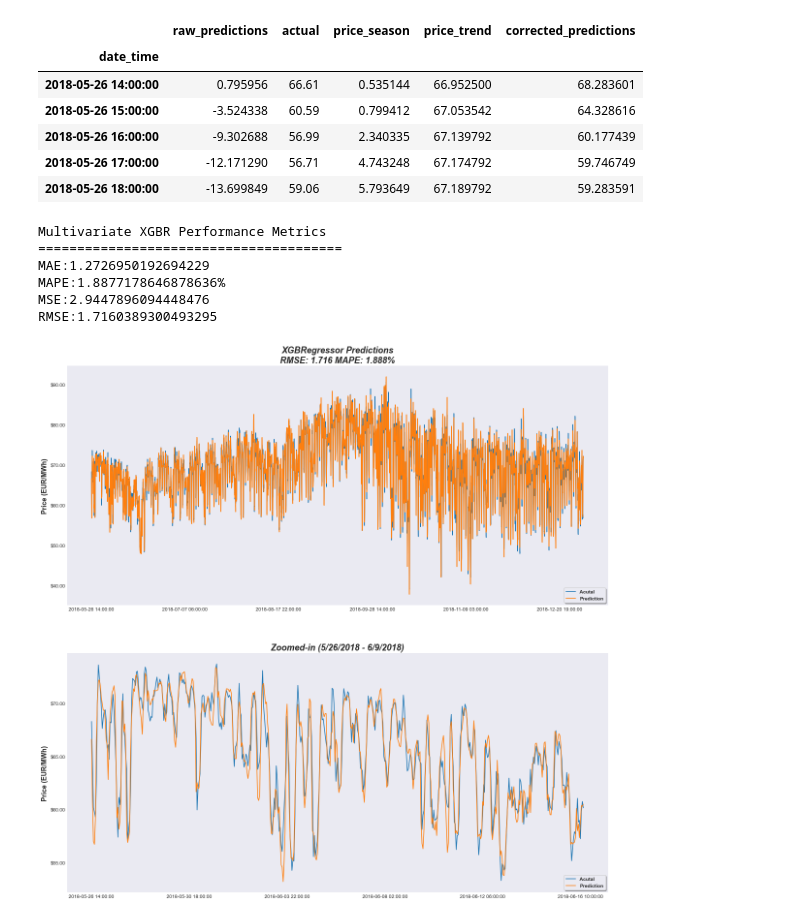
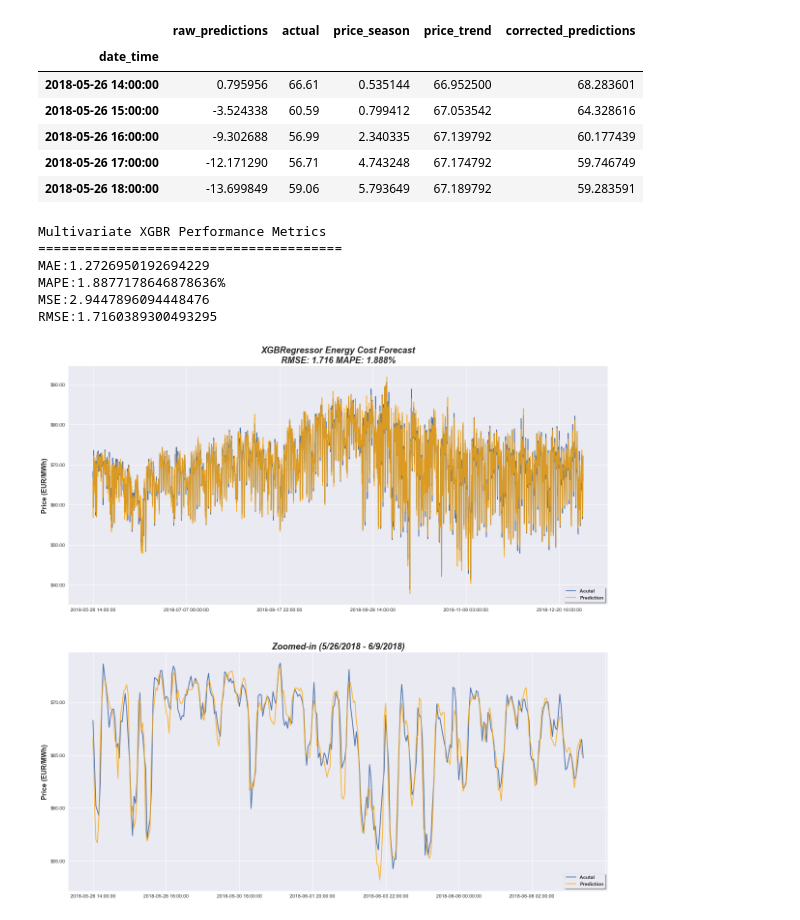
Before and after one commit to KishenSharma6/SpainEnergyAnalysis, a Jupyter notebook: Project_Codes/04_Modeling/2020_0622_Model_Development.ipynb, the cells around one changed output. Saved outputs shown, nothing was run; the diff lists cells and outputs as text; code cells hidden in the pictures.

```diff
--- a/Project_Codes/04_Modeling/2020_0622_Model_Development.ipynb
+++ b/Project_Codes/04_Modeling/2020_0622_Model_Development.ipynb
@@ -17,7 +17,7 @@ pd.options.display.max_rows = 100
 pd.options.display.max_columns = 100
 
 #Set style for matplotlib and fontdict for plots
-plt.style.use('seaborn-dark')
+plt.style.use('seaborn')
 title_dict= {'fontsize':18,
             'style': 'italic',
             'fontweight': 'semibold'}
@@ -28,6 +28,12 @@ label_dict= {'fontsize':14,
 #Surpress annoying warnings
 import warnings
 warnings.filterwarnings('ignore')
+
+#Set path to write visuals
+eda_path = r'C:\Users\kishe\Documents\Data Science\Projects\Python Projects\In Progress\Spain Hourly Energy Demand and Weather\Visualizations\03_Modeling'
+
+#Set path to data
+path = r'\Users\kishe\Documents\Data Science\Projects\Python Projects\In Progress\Spain Hourly Energy Demand and Weather\Data\03_Processed_Data'
 # %% [markdown]
 **Read in data**
 # %%
@@ -462,26 +367,31 @@ display(xgbr_predictions.head())
 # %%
 #Get metrics
 xgbr_metrics = model_performance(xgbr_predictions.corrected_predictions.values, xgbr_predictions.actual.values, 'Multivariate XGBR')
 
 #Create figure
 f, ax = plt.subplots(2,1,figsize = (20,20))
 timeseries_plot(xgbr_predictions.corrected_predictions, ax=ax[0])
-timeseries_plot(xgbr_predictions.actual, ax=ax[0],title ='XGBRegressor Predictions\nRMSE: {} MAPE: {}%'.format(round(xgbr_metrics['RMSE'],4),round(xgbr_metrics['MAPE'],3)), title_dict=title_dict,
-                 ylabel='Price (EUR/MWh)',label_dict=label_dict)
+timeseries_plot(xgbr_predictions.actual, ax=ax[0],
+                title ='XGBRegressor Energy Cost Forecast\nRMSE: {} MAPE: {}%'.format(round(xgbr_metrics['RMSE'],4),round(xgbr_metrics['MAPE'],3)), title_dict=title_dict,
+                 ylabel='Price (EUR/MWh)',label_dict=label_dict,color = 'orange',alpha = .8)
 
-timeseries_plot(xgbr_predictions.corrected_predictions[:24*21], ax=ax[1])
-timeseries_plot(xgbr_predictions.actual[:24*21], ax=ax[1],title='Zoomed-in (5/26/2018 - 6/9/2018)', title_dict=title_dict, ylabel='Price (EUR/MWh)',label_dict=label_dict)
+timeseries_plot(xgbr_predictions.corrected_predictions[:24*14], ax=ax[1])
+timeseries_plot(xgbr_predictions.actual[:24*14], ax=ax[1],title='Zoomed-in (5/26/2018 - 6/9/2018)',
+                color = 'orange',alpha = .8, title_dict=title_dict, ylabel='Price (EUR/MWh)',label_dict=label_dict)
 
 ax[0].get_yaxis().set_major_formatter(plt.FuncFormatter(lambda x, loc: "${:}.00".format(int(x))))
 ax[0].legend(['Acutal', 'Prediction'], prop=dict(weight='bold'),shadow =True,frameon=True, fontsize = 14,loc = 'lower right')
 
 ax[1].get_yaxis().set_major_formatter(plt.FuncFormatter(lambda x, loc: "${:}.00".format(int(x))))
 ax[1].legend(['Acutal', 'Prediction'], prop=dict(weight='bold'),shadow =True,frameon=True, fontsize = 14,loc = 'lower right');
+
+#Write visual to path
+plt.savefig(eda_path + '/XGBR_Cost_Predictions.png',bbox_inches='tight')
 # %% [output]
 Multivariate XGBR Performance Metrics
 =======================================
 MAE:1.2726950192694229
 MAPE:1.8877178646878636%
 MSE:2.9447896094448476
 RMSE:1.7160389300493295
-[figure, old version]
+[figure, new version]
```
Also changed, not shown: parts of 16 cells of this notebook, 4 other files.
